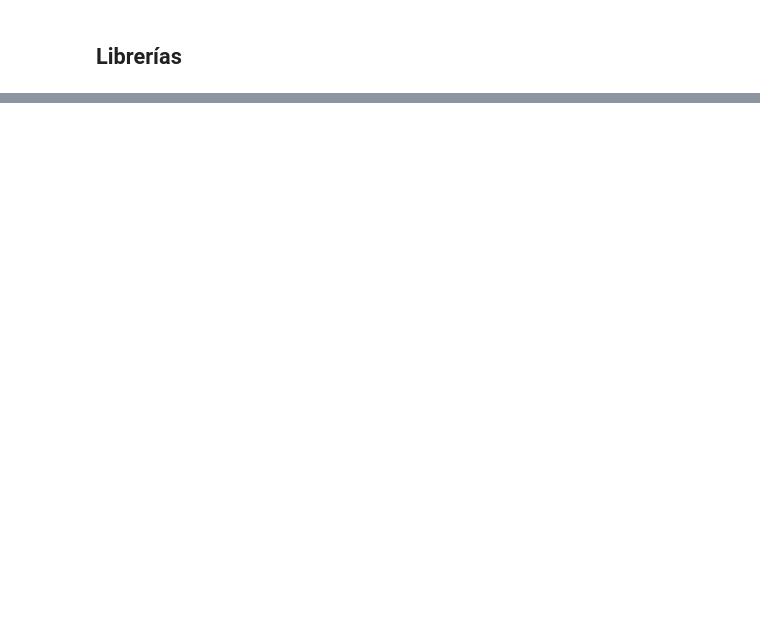
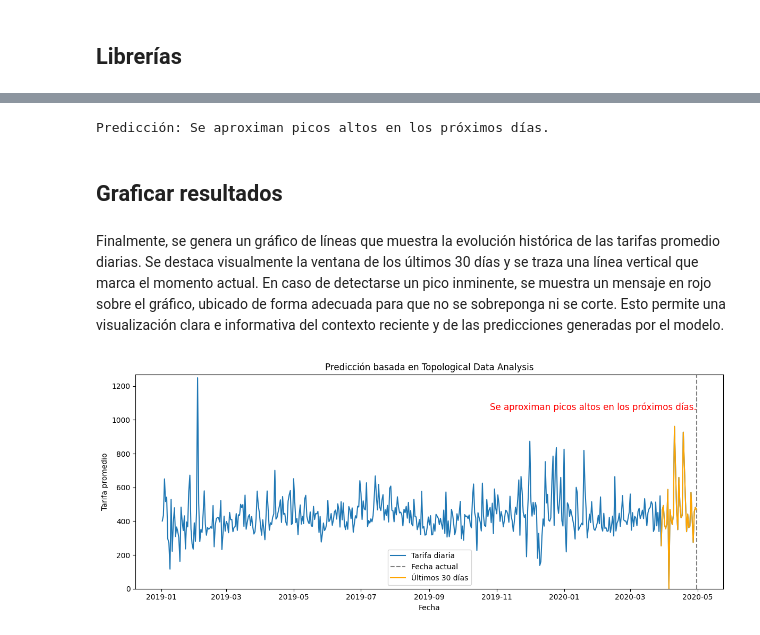
Before and after one commit to manurodrr/Clustera, a Jupyter notebook: ML Models/TDA.ipynb, the cells around one changed output, grey strips where cells are left out. Cells and saved outputs as stored; diff of their text form; code cells hidden in the pictures; blank space fills up the shorter version.

```diff
--- a/ML Models/TDA.ipynb
+++ b/ML Models/TDA.ipynb
@@ -671,0 +145,56 @@ Adicionalmente, tenemos un diagrama de densidad que nos muestra de forma similar
+# %%
+# Tomar la última ventana de la serie
+ventana_actual = serie_valores[-ventana:]
+# %%
+# Extraer características de esa ventana
+caracteristicas_actual = extraer_caracteristicas(np.array([ventana_actual]))
+# %%
+# Predecir con el modelo entrenado
+prediccion = modelo.predict(caracteristicas_actual)[0]
+# %%
+# Interpretar predicción
+if prediccion == 1:
+    mensaje = "Se aproximan picos altos en los próximos días."
+elif prediccion == -1:
+    mensaje = "Se aproximan picos bajos en los próximos días."
+else:
+    mensaje = "No se detectan picos próximos."
+# %%
+print("Predicción:", mensaje)
+# %% [output]
+Predicción: Se aproximan picos altos en los próximos días.
+# %% [markdown]
+## Graficar resultados
+# %% [markdown]
+Finalmente, se genera un gráfico de líneas que muestra la evolución histórica de las tarifas promedio diarias. Se destaca visualmente la ventana de los últimos 30 días y se traza una línea vertical que marca el momento actual. En caso de detectarse un pico inminente, se muestra un mensaje en rojo sobre el gráfico, ubicado de forma adecuada para que no se sobreponga ni se corte. Esto permite una visualización clara e informativa del contexto reciente y de las predicciones generadas por el modelo.
+# %%
+# Crear gráfico
+plt.figure(figsize=(12, 5))
+
+# Línea completa de tarifas
+plt.plot(serie['Fecha'], serie['Tarifa'], label='Tarifa diaria')
+
+# Línea vertical que marca la fecha actual
+plt.axvline(serie['Fecha'].iloc[-1], linestyle='--', color='gray', label='Fecha actual')
+
+# Últimos 30 días coloreados en naranja
+plt.plot(serie['Fecha'].iloc[-ventana:], serie['Tarifa'].iloc[-ventana:], color='orange', label='Últimos 30 días')
+
+# Título y etiquetas
+plt.title("Predicción basada en Topological Data Analysis")
+plt.xlabel("Fecha")
+plt.ylabel("Tarifa promedio")
+plt.legend()
+
+# Ajuste dinámico de posición del texto dentro del gráfico
+max_y = max(serie['Tarifa'].iloc[-ventana:]) * 1.1  # Un poco más alto que el último pico
+plt.text(serie['Fecha'].iloc[-1], max_y, mensaje, fontsize=12, color='red', ha='right')
+
+# Ajuste automático de los márgenes
+plt.tight_layout()
+plt.ylim(0, max_y * 1.2)  # Aumenta el límite superior del eje Y
+
+# Mostrar gráfico
+plt.show()
+# %% [output]
+[figure, added]
```
Also changed, not shown: parts of 98 cells of this notebook.
